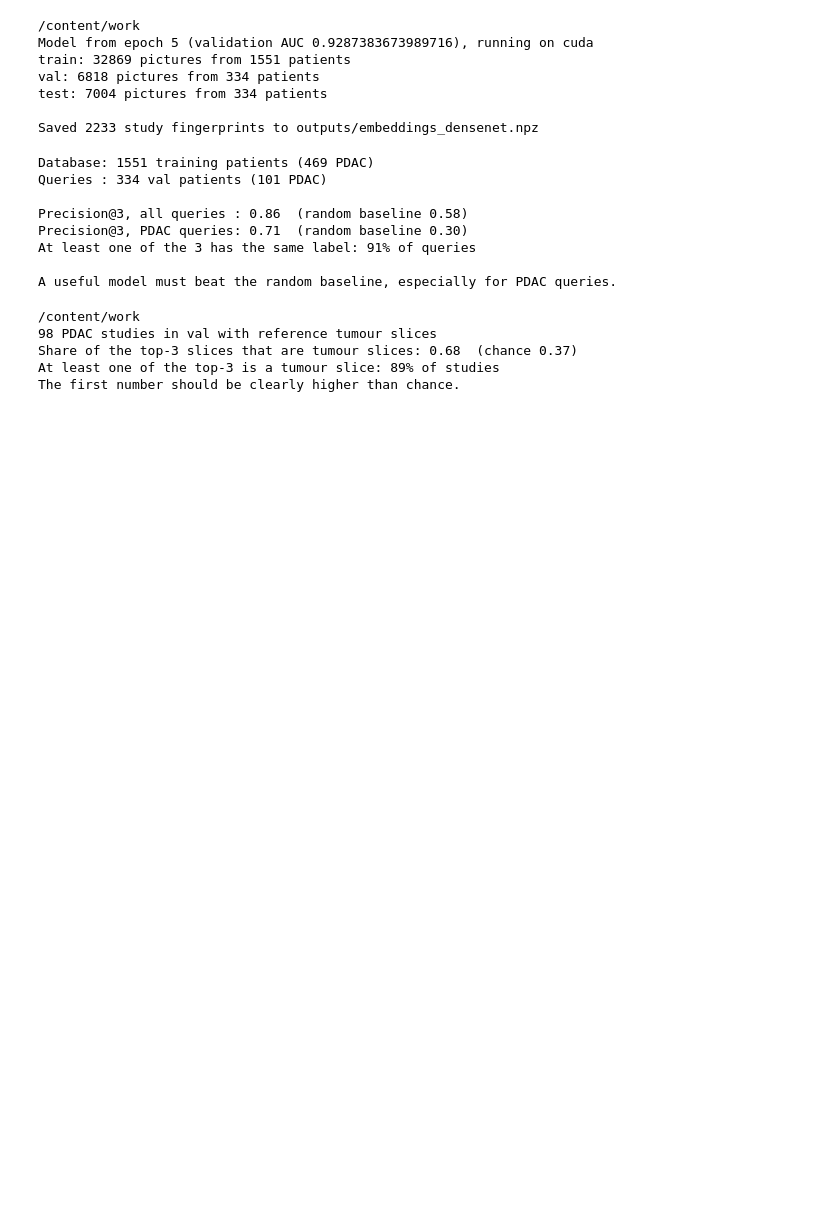
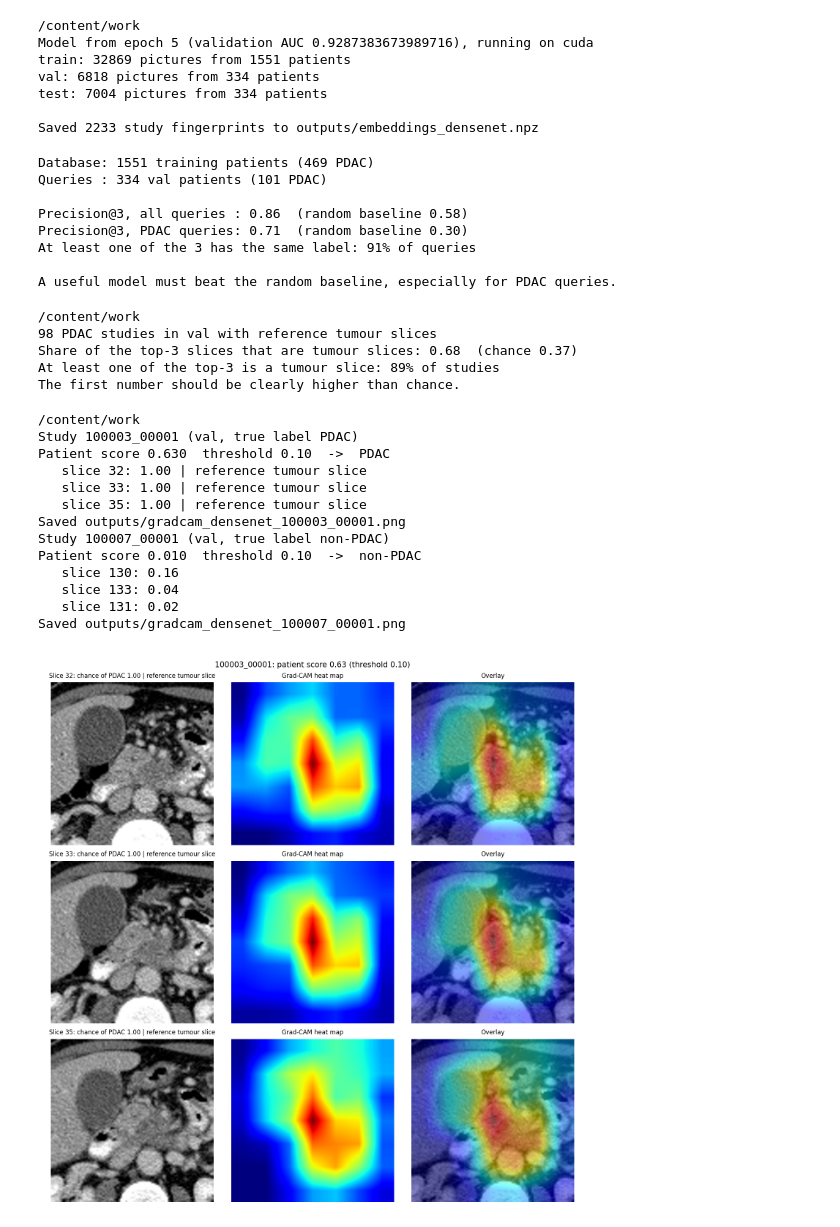
Before and after one commit to akshataxx/Panvision, a Jupyter notebook: notebooks/explainability_densenet.ipynb, the cells around one changed output. Cells and saved outputs as stored; diff of their text form; code cells hidden in the pictures; blank space fills up the shorter version.

Commit message:
Update explainability densenet notebook for gradcam

```diff
--- a/notebooks/explainability_densenet.ipynb
+++ b/notebooks/explainability_densenet.ipynb
@@ -59,3 +54,25 @@ A useful model must beat the random baseline, especially for PDAC queries.
 Share of the top-3 slices that are tumour slices: 0.68  (chance 0.37)
 At least one of the top-3 is a tumour slice: 89% of studies
 The first number should be clearly higher than chance.
+# %%
+%cd /content/work
+for s in ('100003_00001', '100007_00001'):
+       !python src/explainability/gradcam_patient.py {s} --model models/densenet_best.pt --crops outputs/crops --out outputs/gradcam_densenet_{s}.png
+from IPython.display import Image, display
+for s in ('100003_00001', '100007_00001'):
+       display(Image(f'outputs/gradcam_densenet_{s}.png'))
+# %% [output]
+/content/work
+Study 100003_00001 (val, true label PDAC)
+Patient score 0.630  threshold 0.10  ->  PDAC
+   slice 32: 1.00 | reference tumour slice
+   slice 33: 1.00 | reference tumour slice
+   slice 35: 1.00 | reference tumour slice
+Saved outputs/gradcam_densenet_100003_00001.png
+Study 100007_00001 (val, true label non-PDAC)
+Patient score 0.010  threshold 0.10  ->  non-PDAC
+   slice 130: 0.16
+   slice 133: 0.04
+   slice 131: 0.02
+Saved outputs/gradcam_densenet_100007_00001.png
+[figure, added]
```
Also changed, not shown: parts of 2 cells of this notebook.
